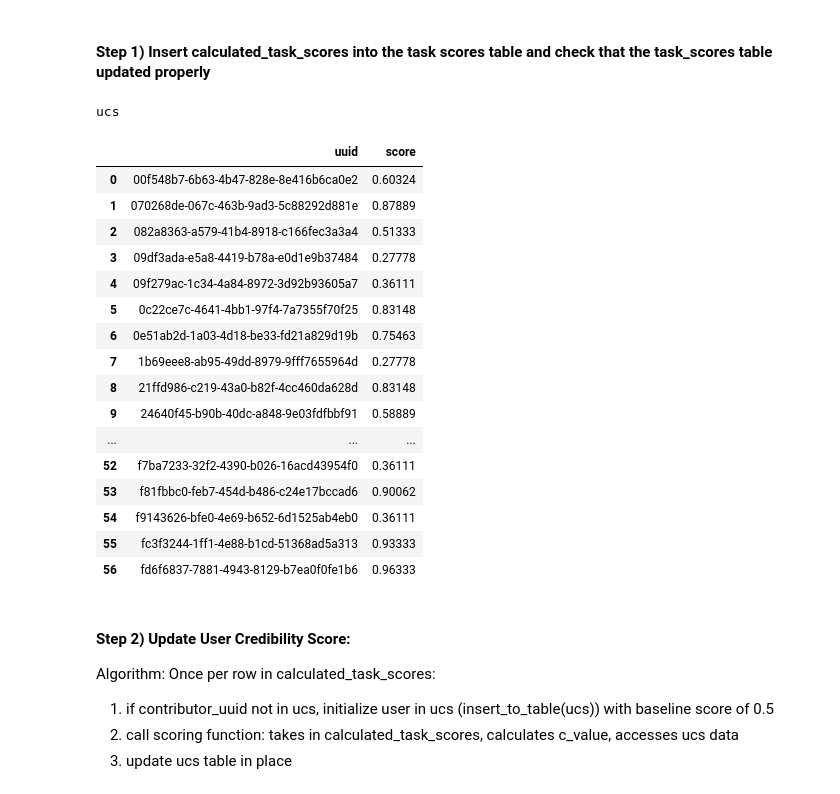
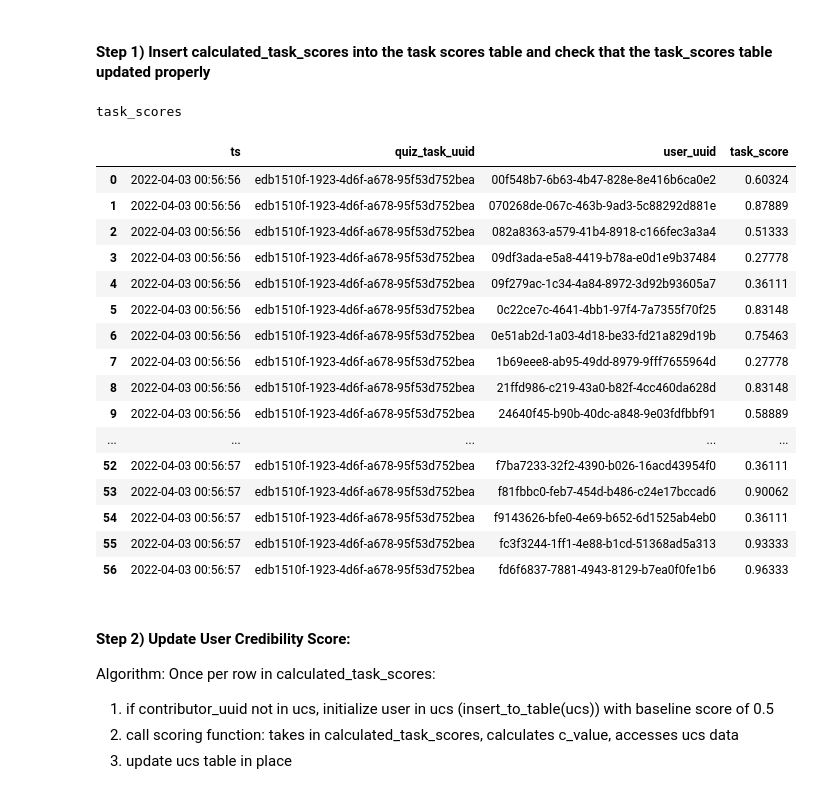
Before and after one commit to ethanpang5/user-monitoring, a Jupyter notebook: ucs-update-algorithm/pipeline.ipynb, the cells around one changed output. Saved outputs shown, nothing was run; the diff lists cells and outputs as text; code cells hidden in the pictures.

```diff
--- a/ucs-update-algorithm/pipeline.ipynb
+++ b/ucs-update-algorithm/pipeline.ipynb
@@ -538,0 +519,3 @@ calculated_task_scores
+# %%
+calculated_task_scores['quiz_task_uuid'] = quiz_task_uuid
+calculated_task_scores
@@ -604,26 +586,26 @@ def ucs_update_score(user_id):
 # %% [markdown]
 #### Step 1) Insert calculated_task_scores into the task scores table and check that the task_scores table updated properly
 # %%
-insert_into_table('ucs', calculated_task_scores)
+insert_into_table('task_scores', calculated_task_scores)
 # %% [output]
-ucs
+task_scores
-|  | uuid | score |
-| 0 | 00f548b7-6b63-4b47-828e-8e416b6ca0e2 | 0.60324 |
-| 1 | 070268de-067c-463b-9ad3-5c88292d881e | 0.87889 |
-| 2 | 082a8363-a579-41b4-8918-c166fec3a3a4 | 0.51333 |
-| 3 | 09df3ada-e5a8-4419-b78a-e0d1e9b37484 | 0.27778 |
-| 4 | 09f279ac-1c34-4a84-8972-3d92b93605a7 | 0.36111 |
-| 5 | 0c22ce7c-4641-4bb1-97f4-7a7355f70f25 | 0.83148 |
-| 6 | 0e51ab2d-1a03-4d18-be33-fd21a829d19b | 0.75463 |
-| 7 | 1b69eee8-ab95-49dd-8979-9fff7655964d | 0.27778 |
-| 8 | 21ffd986-c219-43a0-b82f-4cc460da628d | 0.83148 |
-| 9 | 24640f45-b90b-40dc-a848-9e03fdfbbf91 | 0.58889 |
-| ... | ... | ... |
-| 52 | f7ba7233-32f2-4390-b026-16acd43954f0 | 0.36111 |
-| 53 | f81fbbc0-feb7-454d-b486-c24e17bccad6 | 0.90062 |
-| 54 | f9143626-bfe0-4e69-b652-6d1525ab4eb0 | 0.36111 |
-| 55 | fc3f3244-1ff1-4e88-b1cd-51368ad5a313 | 0.93333 |
-| 56 | fd6f6837-7881-4943-8129-b7ea0f0fe1b6 | 0.96333 |
+|  | ts | quiz_task_uuid | user_uuid | task_score |
+| 0 | 2022-04-03 00:56:56 | edb1510f-1923-4d6f-a678-95f53d752bea | 00f548b7-6b63-4b47-828e-8e416b6ca0e2 | 0.60324 |
+| 1 | 2022-04-03 00:56:56 | edb1510f-1923-4d6f-a678-95f53d752bea | 070268de-067c-463b-9ad3-5c88292d881e | 0.87889 |
+| 2 | 2022-04-03 00:56:56 | edb1510f-1923-4d6f-a678-95f53d752bea | 082a8363-a579-41b4-8918-c166fec3a3a4 | 0.51333 |
+| 3 | 2022-04-03 00:56:56 | edb1510f-1923-4d6f-a678-95f53d752bea | 09df3ada-e5a8-4419-b78a-e0d1e9b37484 | 0.27778 |
+| 4 | 2022-04-03 00:56:56 | edb1510f-1923-4d6f-a678-95f53d752bea | 09f279ac-1c34-4a84-8972-3d92b93605a7 | 0.36111 |
+| 5 | 2022-04-03 00:56:56 | edb1510f-1923-4d6f-a678-95f53d752bea | 0c22ce7c-4641-4bb1-97f4-7a7355f70f25 | 0.83148 |
+| 6 | 2022-04-03 00:56:56 | edb1510f-1923-4d6f-a678-95f53d752bea | 0e51ab2d-1a03-4d18-be33-fd21a829d19b | 0.75463 |
+| 7 | 2022-04-03 00:56:56 | edb1510f-1923-4d6f-a678-95f53d752bea | 1b69eee8-ab95-49dd-8979-9fff7655964d | 0.27778 |
+| 8 | 2022-04-03 00:56:56 | edb1510f-1923-4d6f-a678-95f53d752bea | 21ffd986-c219-43a0-b82f-4cc460da628d | 0.83148 |
+| 9 | 2022-04-03 00:56:56 | edb1510f-1923-4d6f-a678-95f53d752bea | 24640f45-b90b-40dc-a848-9e03fdfbbf91 | 0.58889 |
+| ... | ... | ... | ... | ... |
+| 52 | 2022-04-03 00:56:57 | edb1510f-1923-4d6f-a678-95f53d752bea | f7ba7233-32f2-4390-b026-16acd43954f0 | 0.36111 |
+| 53 | 2022-04-03 00:56:57 | edb1510f-1923-4d6f-a678-95f53d752bea | f81fbbc0-feb7-454d-b486-c24e17bccad6 | 0.90062 |
+| 54 | 2022-04-03 00:56:57 | edb1510f-1923-4d6f-a678-95f53d752bea | f9143626-bfe0-4e69-b652-6d1525ab4eb0 | 0.36111 |
+| 55 | 2022-04-03 00:56:57 | edb1510f-1923-4d6f-a678-95f53d752bea | fc3f3244-1ff1-4e88-b1cd-51368ad5a313 | 0.93333 |
+| 56 | 2022-04-03 00:56:57 | edb1510f-1923-4d6f-a678-95f53d752bea | fd6f6837-7881-4943-8129-b7ea0f0fe1b6 | 0.96333 |
 # %% [markdown]
 #### Step 2) Update User Credibility Score:
 Algorithm: Once per row in calculated_task_scores:
```
Also changed, not shown: parts of 7 cells of this notebook.
